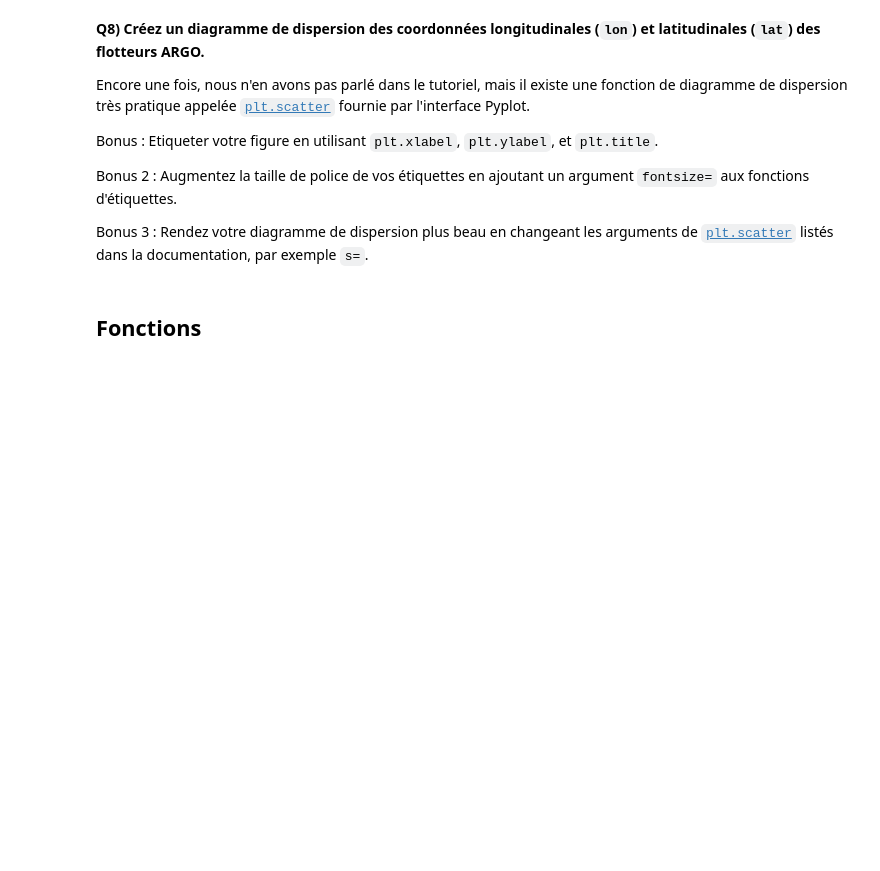
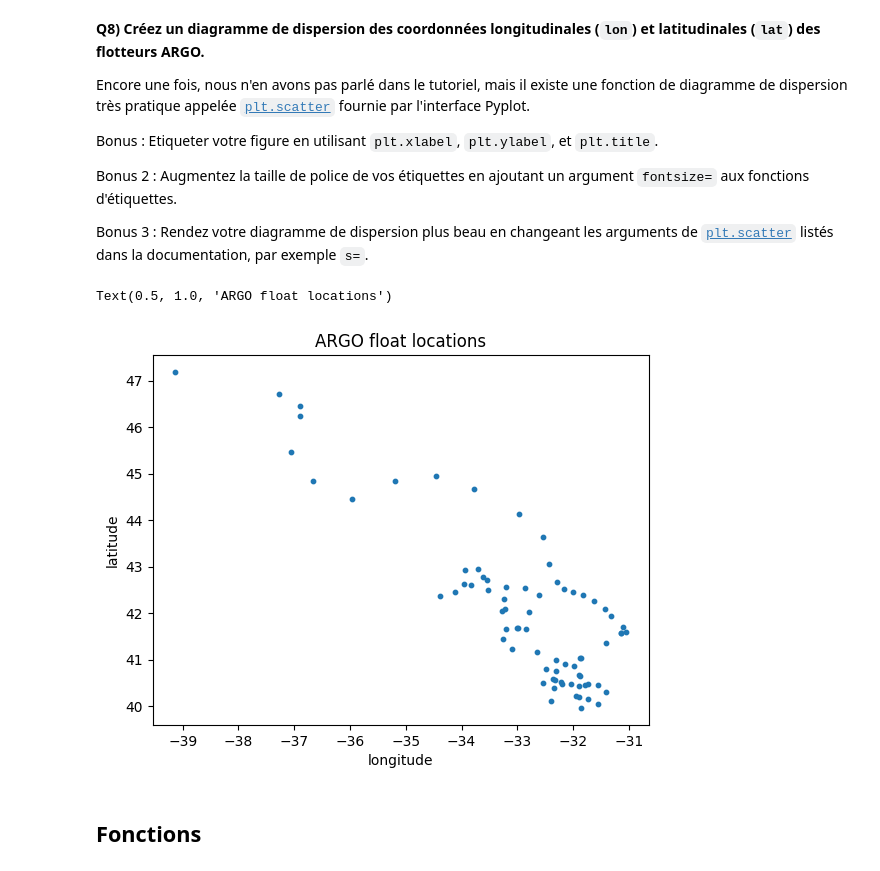
Before and after one commit to keepGuessingGrl/2024_Geoinformatique_I, a Jupyter notebook: Copy_of_S4_IP_exercice.ipynb, the cells around one changed output. Cells and saved outputs as stored; diff of their text form; code cells hidden in the pictures; blank space fills up the shorter version.

```diff
--- a/Copy_of_S4_IP_exercice.ipynb
+++ b/Copy_of_S4_IP_exercice.ipynb
@@ -306,6 +314,14 @@ Bonus : Etiqueter votre figure en utilisant `plt.xlabel`, `plt.ylabel`, et `plt.
 Bonus 2 : Augmentez la taille de police de vos étiquettes en ajoutant un argument `fontsize=` aux fonctions d'étiquettes.
 
 Bonus 3 : Rendez votre diagramme de dispersion plus beau en changeant les arguments de [`plt.scatter`](https://matplotlib.org/stable/api/_as_gen/matplotlib.pyplot.scatter.html) listés dans la documentation, par exemple `s=`.
+# %%
+plt.scatter(lon,lat, s=10)
+plt.xlabel('longitude')
+plt.ylabel('latitude')
+plt.title('ARGO float locations')
+# %% [output]
+Text(0.5, 1.0, 'ARGO float locations')
+[figure, added]
 # %%
 #@title Code à compléter (au besoin)
 plt.scatter(___,___)
```
Also changed, not shown: parts of 9 cells of this notebook.
